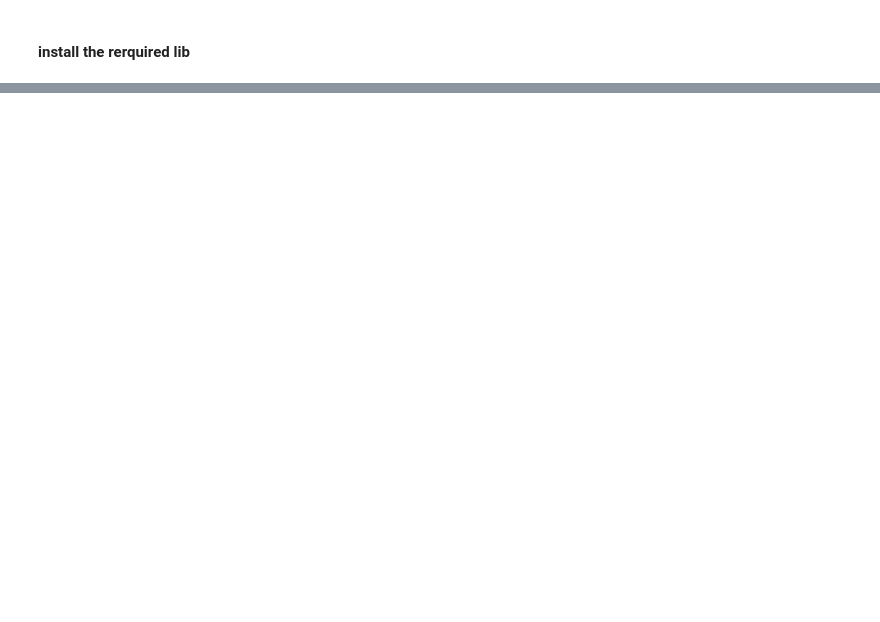
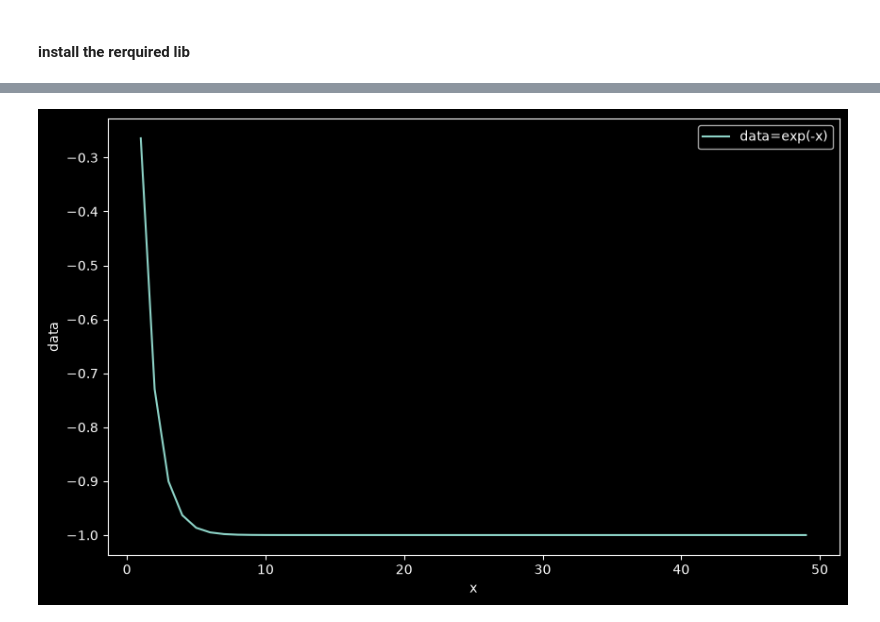
Before and after one commit to ashraf-revo/aibdaya, a Jupyter notebook: week2/numpy_visualization_OOP.ipynb, the cells around one changed output, grey strips where cells are left out. Drawn from its saved outputs; the diff is of its cells as text; code cells hidden in the pictures; blank space fills up the shorter version.

```diff
--- a/week2/numpy_visualization_OOP.ipynb
+++ b/week2/numpy_visualization_OOP.ipynb
@@ -34,0 +29,6 @@ import matplotlib.pyplot as plt
+# %%
+plt.style.use("dark_background")
+print("All libraries have been successfully imported and are ready to use.")
+print(f"Numpy version: {np.__version__}")
+print(f"Matplotlib version: {plt.matplotlib.__version__}")
+print(f"Scikit-learn version: {sk.__version__}")
@@ -34,0 +187,8 @@ import matplotlib.pyplot as plt
+# %%
+plt.style.use("dark_background")
+plt.plot(x,y, label='sin(x)',marker='o', markersize=3, linestyle='--', color='cyan')
+plt.plot(x,z, label='cos(x)', marker='o', markersize=3, linestyle='--', color='orange')
+plt.title("sin vs cos wave")
+plt.xlabel("x values")
+plt.ylabel("sin(x) and cos(x)")
+plt.legend()
@@ -34,0 +198,11 @@ import matplotlib.pyplot as plt
+# %%
+x=np.arange(1,50)
+y=2*np.exp(-1*x)-1
+plt.figure(figsize=(10, 6))
+plt.plot(x, y,label="data=exp(-x)")
+plt.xlabel("x")
+plt.ylabel("data")
+plt.legend()
+plt.show()
+# %% [output]
+[figure, added]
```
Also changed, not shown: parts of 23 cells of this notebook.
